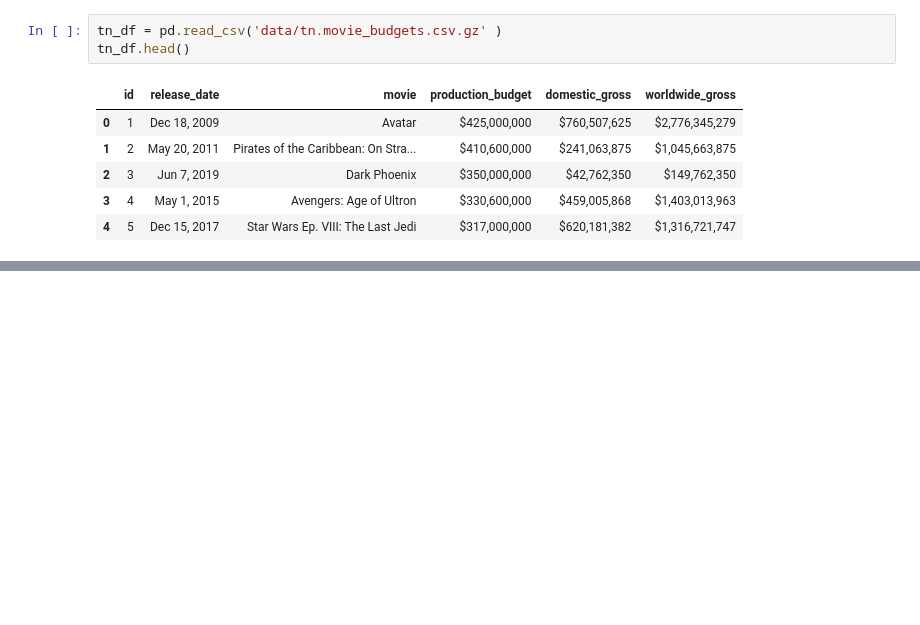
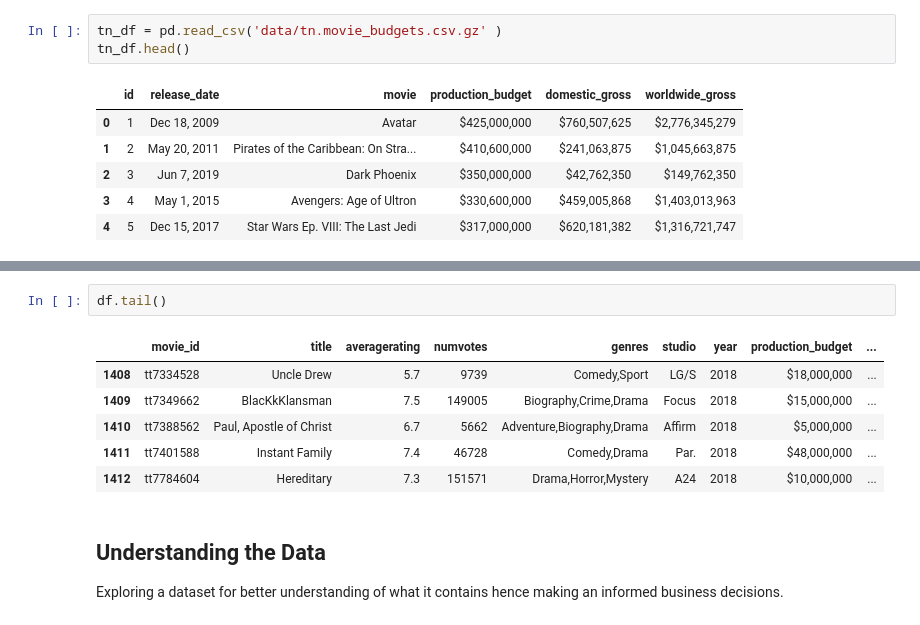
Before and after one commit to Leon380/Movies, a Jupyter notebook: microsoft.ipynb, the cells around one changed output, grey strips where cells are left out. Drawn from its saved outputs; the diff is of its cells as text; blank space fills up the shorter version.

Commit message:
data cleaning

```diff
--- a/microsoft.ipynb
+++ b/microsoft.ipynb
@@ -130,0 +189,13 @@ tmdb_df.head()
+# %%
+df.tail()
+# %% [output]
+|  | movie_id | title | averagerating | numvotes | genres | studio | year | production_budget | ... |
+| 1408 | tt7334528 | Uncle Drew | 5.7 | 9739 | Comedy,Sport | LG/S | 2018 | $18,000,000 | ... |
+| 1409 | tt7349662 | BlacKkKlansman | 7.5 | 149005 | Biography,Crime,Drama | Focus | 2018 | $15,000,000 | ... |
+| 1410 | tt7388562 | Paul, Apostle of Christ | 6.7 | 5662 | Adventure,Biography,Drama | Affirm | 2018 | $5,000,000 | ... |
+| 1411 | tt7401588 | Instant Family | 7.4 | 46728 | Comedy,Drama | Par. | 2018 | $48,000,000 | ... |
+| 1412 | tt7784604 | Hereditary | 7.3 | 151571 | Drama,Horror,Mystery | A24 | 2018 | $10,000,000 | ... |
+# %% [markdown]
+## Understanding the Data
+
+Exploring a dataset for better understanding of what it contains hence making an informed business decisions.
```
Also changed, not shown: parts of 22 cells of this notebook.
